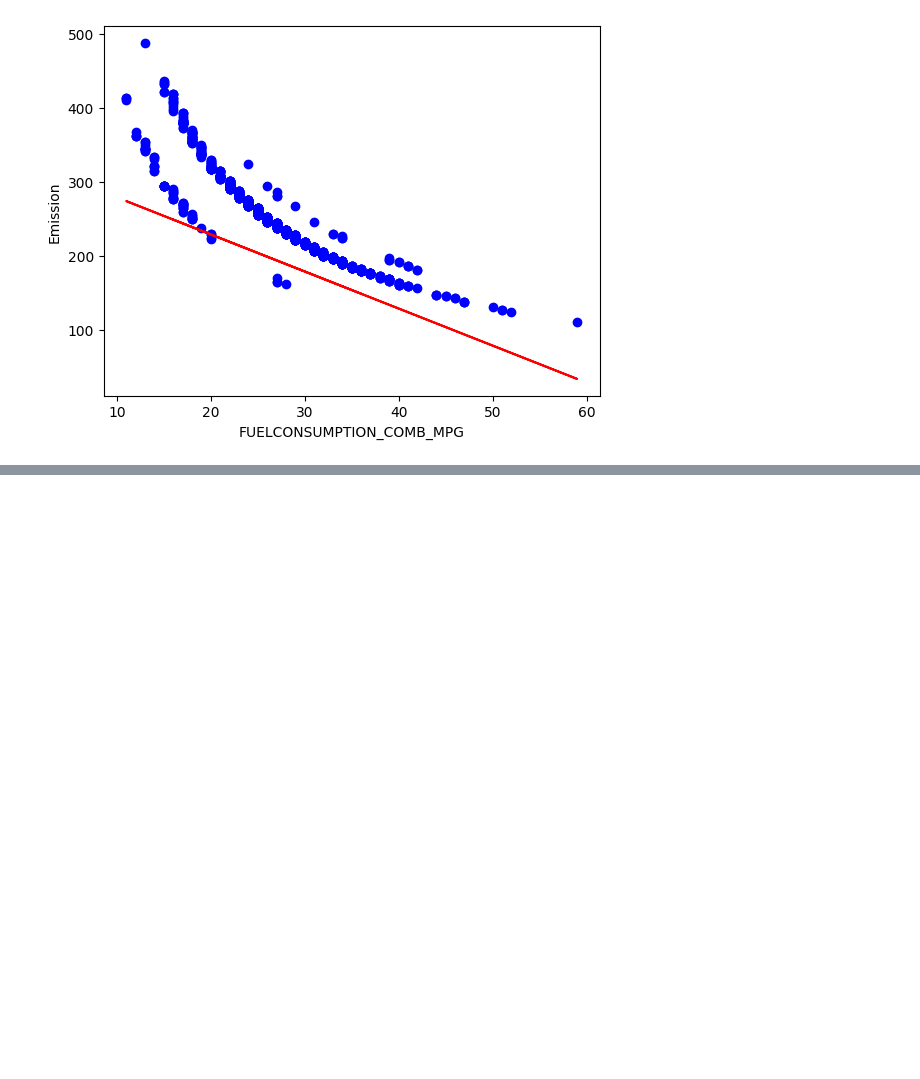
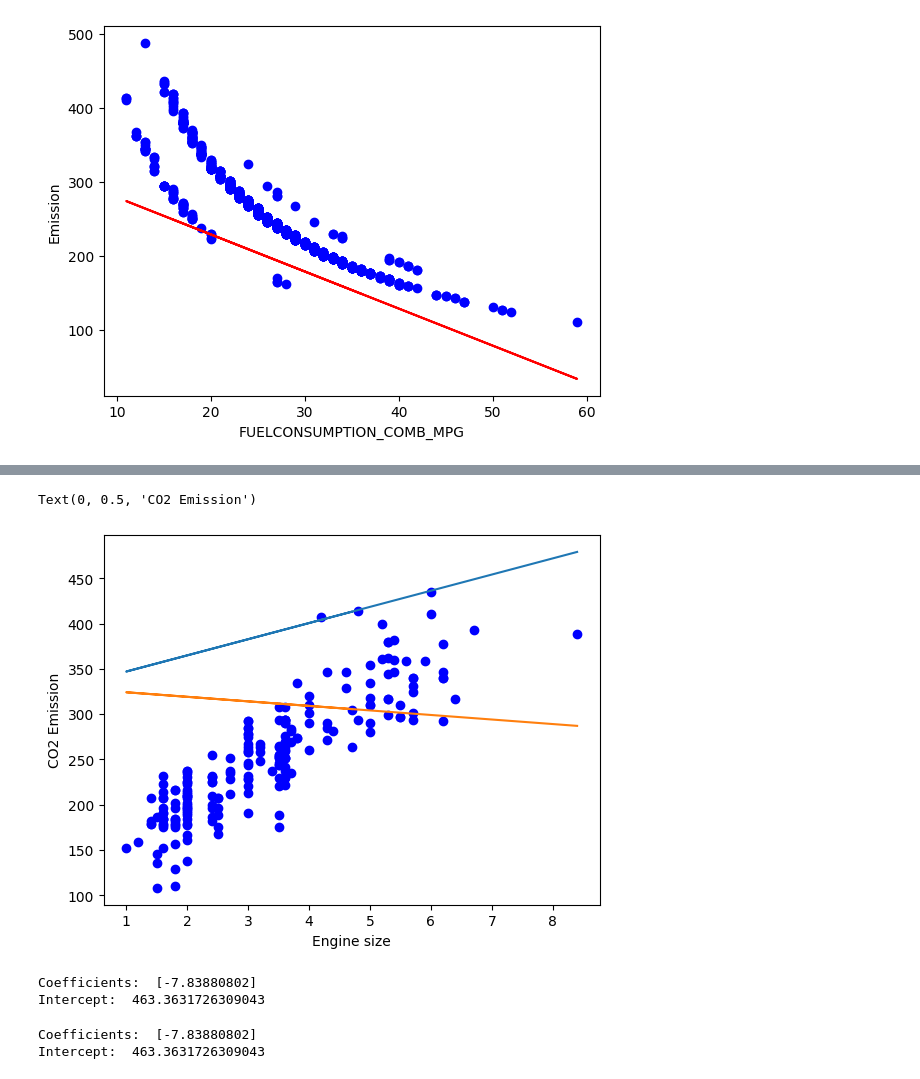
Before and after one commit to dipak1920basnet/multiple_linear_regression, a Jupyter notebook: multiple.ipynb, the cells around one changed output, grey strips where cells are left out. Saved outputs shown, nothing was run; the diff lists cells and outputs as text; code cells hidden in the pictures; blank space fills up the shorter version.

```diff
--- a/multiple.ipynb
+++ b/multiple.ipynb
@@ -186,0 +211,34 @@ plt.show()
+# %%
+X_test_1 = X_test[:,0]
+# %%
+plt.scatter(X_test_1, y_test, color="blue")
+plt.plot(X_test_1,X_test_1.reshape(-1,1)*coef_1+intercept_1)
+plt.xlabel("Engine size")
+plt.ylabel("CO2 Emission")
+# %% [output]
+Text(0, 0.5, 'CO2 Emission')
+[figure, added]
+# %%
+X_train_2 = X_train[:,1]
+regressor_2 = linear_model.LinearRegression()
+regressor_2.fit(X_train_2.reshape(-1, 1), y_train)
+coef_2 =  regressor_2.coef_
+intercept_2 = regressor_2.intercept_
+print ('Coefficients: ',coef_2)
+print ('Intercept: ',intercept_2)
+# %% [output]
+Coefficients:  [-7.83880802]
+Intercept:  463.3631726309043
+# %%
+X_train_2 = X_train[:,1] # ADD CODE
+
+regressor_2 = linear_model.LinearRegression()
+regressor_2.fit(X_train_2.reshape(-1,1),y_train)# ADD CODE
+coef_2 = regressor_2.coef_ # ADD CODE
+intercept_2 = regressor_2.intercept_ # ADD CODE
+
+print ('Coefficients: ',coef_2)
+print ('Intercept: ',intercept_2)
+# %% [output]
+Coefficients:  [-7.83880802]
+Intercept:  463.3631726309043
```
Also changed, not shown: parts of 6 cells of this notebook.
